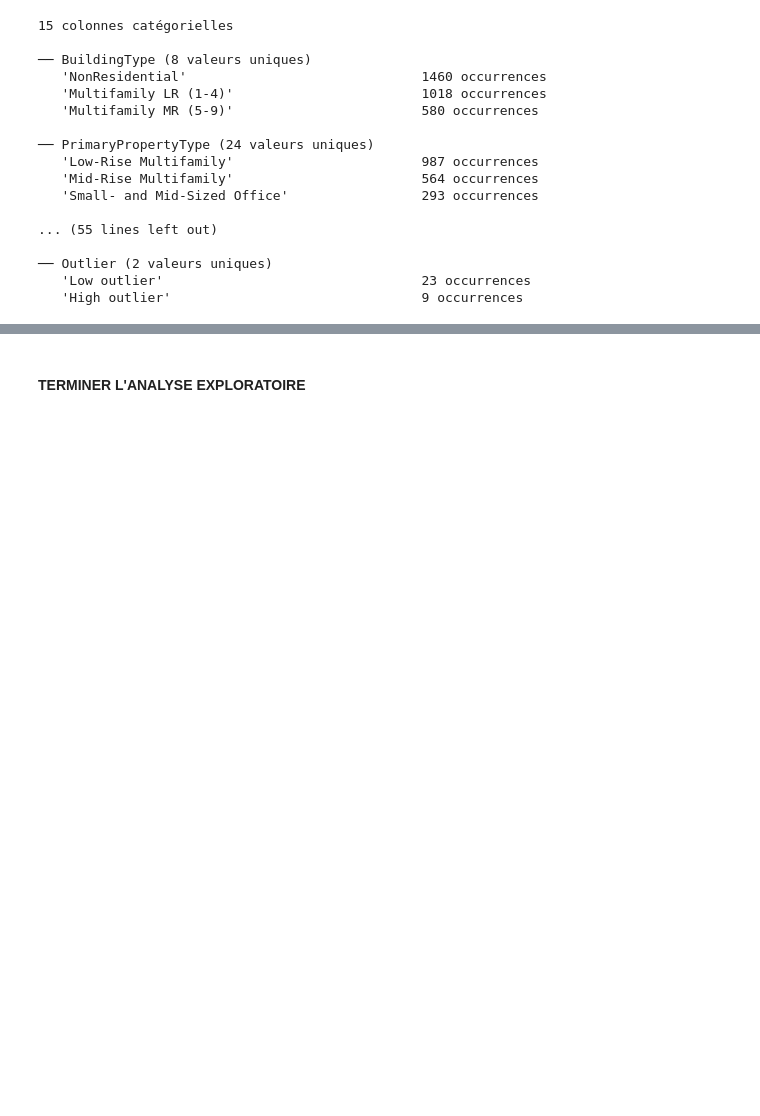
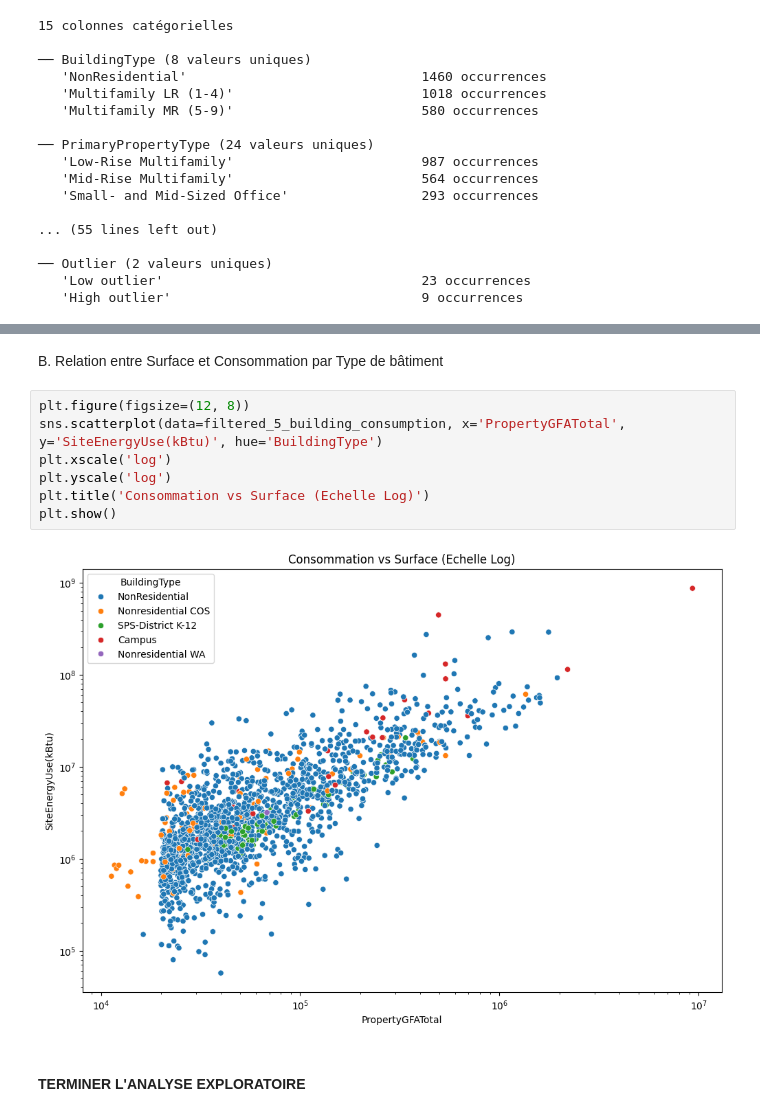
Before and after one commit to AxelFB1992/projet6, a Jupyter notebook: template_modelisation_supervisee.ipynb, the cells around one changed output, grey strips where cells are left out. Cells and saved outputs as stored; diff of their text form; blank space fills up the shorter version.

```diff
--- a/template_modelisation_supervisee.ipynb
+++ b/template_modelisation_supervisee.ipynb
@@ -106,3 +292,14 @@ for col in cols_qualitatives:
+# %% [markdown]
+B. Relation entre Surface et Consommation par Type de bâtiment
+# %%
+plt.figure(figsize=(12, 8))
+sns.scatterplot(data=filtered_5_building_consumption, x='PropertyGFATotal', y='SiteEnergyUse(kBtu)', hue='BuildingType')
+plt.xscale('log')
+plt.yscale('log')
+plt.title('Consommation vs Surface (Echelle Log)')
+plt.show()
+# %% [output]
+[figure, added]
 # %% [markdown]
 #### TERMINER L'ANALYSE EXPLORATOIRE
 # %% [markdown]
```
Also changed, not shown: parts of 24 cells of this notebook.
